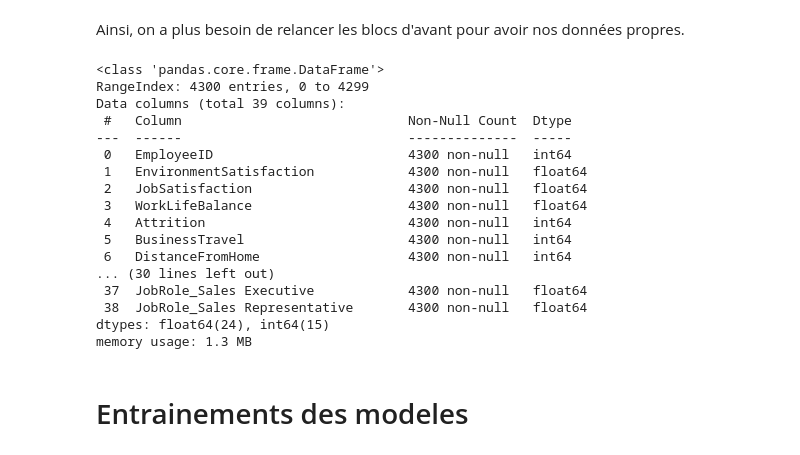
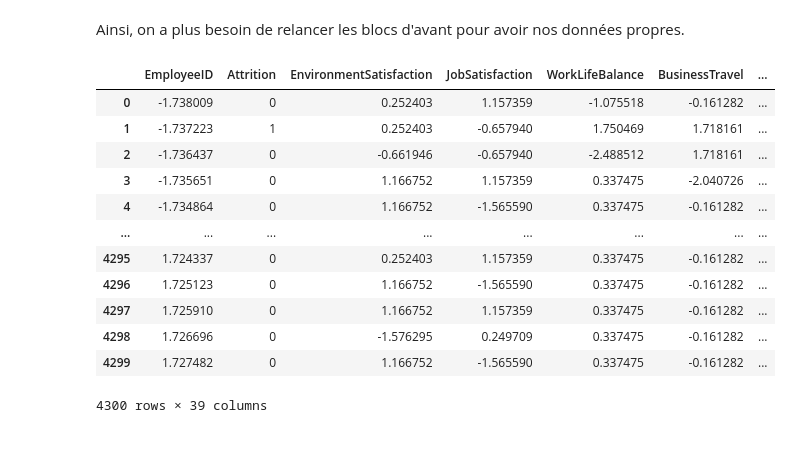
Before and after one commit to R1leMargoulin/Projet_ML_Human4You, a Jupyter notebook: Data_analysis.ipynb, the cells around one changed output. Cells and saved outputs as stored; diff of their text form; code cells hidden in the pictures.

```diff
--- a/Data_analysis.ipynb
+++ b/Data_analysis.ipynb
@@ -322,26 +322,26 @@ datas_scaled.to_csv('datas/cleanedData.csv', index=False)
 datas["Attrition"].to_csv('datas/labels.csv', index=False)
 # %% [markdown]
 Ainsi, on a plus besoin de relancer les blocs d'avant pour avoir nos données propres.
-# %%
-cleaned_datas = pd.read_csv("datas/cleanedData.csv")
-cleaned_datas.info()
-# %% [output]
-<class 'pandas.core.frame.DataFrame'>
-RangeIndex: 4300 entries, 0 to 4299
-Data columns (total 39 columns):
- #   Column                             Non-Null Count  Dtype
----  ------                             --------------  -----
- 0   EmployeeID                         4300 non-null   int64
- 1   EnvironmentSatisfaction            4300 non-null   float64
- 2   JobSatisfaction                    4300 non-null   float64
- 3   WorkLifeBalance                    4300 non-null   float64
- 4   Attrition                          4300 non-null   int64
- 5   BusinessTravel                     4300 non-null   int64
- 6   DistanceFromHome                   4300 non-null   int64
-... (30 lines left out)
- 37  JobRole_Sales Executive            4300 non-null   float64
- 38  JobRole_Sales Representative       4300 non-null   float64
-dtypes: float64(24), int64(15)
-memory usage: 1.3 MB
-# %% [markdown]
-# Entrainements des modeles
+# %%
+import pandas as pd
+import matplotlib.pyplot as plt
+
+cleaned_data = pd.read_csv("datas/cleanedData.csv")
+labels = pd.read_csv("datas/labels.csv")
+cleaned_data.drop("Attrition", axis=1, inplace=True)
+cleaned_data.insert(1,"Attrition", labels["Attrition"])
+cleaned_data
+# %% [output]
+|  | EmployeeID | Attrition | EnvironmentSatisfaction | JobSatisfaction | WorkLifeBalance | BusinessTravel | ... |
+| 0 | -1.738009 | 0 | 0.252403 | 1.157359 | -1.075518 | -0.161282 | ... |
+| 1 | -1.737223 | 1 | 0.252403 | -0.657940 | 1.750469 | 1.718161 | ... |
+| 2 | -1.736437 | 0 | -0.661946 | -0.657940 | -2.488512 | 1.718161 | ... |
+| 3 | -1.735651 | 0 | 1.166752 | 1.157359 | 0.337475 | -2.040726 | ... |
+| 4 | -1.734864 | 0 | 1.166752 | -1.565590 | 0.337475 | -0.161282 | ... |
+| ... | ... | ... | ... | ... | ... | ... | ... |
+| 4295 | 1.724337 | 0 | 0.252403 | 1.157359 | 0.337475 | -0.161282 | ... |
+| 4296 | 1.725123 | 0 | 1.166752 | -1.565590 | 0.337475 | -0.161282 | ... |
+| 4297 | 1.725910 | 0 | 1.166752 | 1.157359 | 0.337475 | -0.161282 | ... |
+| 4298 | 1.726696 | 0 | -1.576295 | 0.249709 | 0.337475 | -0.161282 | ... |
+| 4299 | 1.727482 | 0 | 1.166752 | -1.565590 | 0.337475 | -0.161282 | ... |
+4300 rows × 39 columns
```
Also changed, not shown: parts of 6 cells of this notebook.
